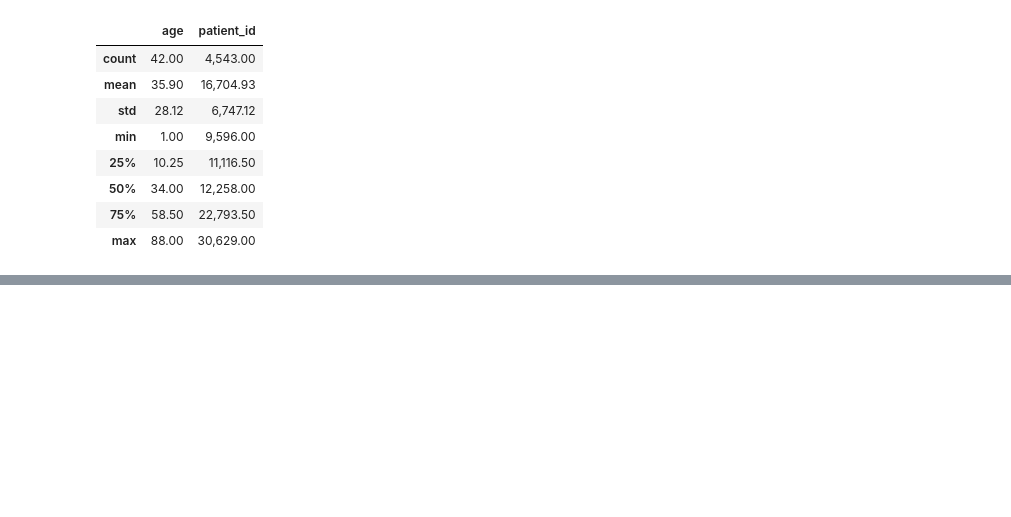
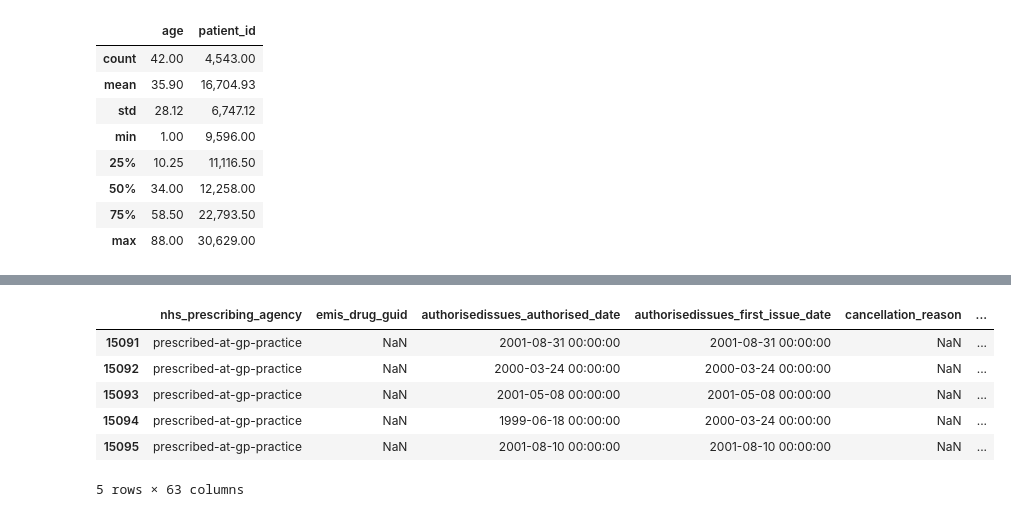
Before and after one commit to fola789/Emis-Assessment, a Jupyter notebook: EMIS.IPYNB, the cells around one changed output, grey strips where cells are left out. Cells and saved outputs as stored; diff of their text form; code cells hidden in the pictures; blank space fills up the shorter version.

Commit message:
Join the Medication and Observation
Append and loop through files to join medication.csv to the 14 other medication files and observation to the 11 other files

```diff
--- a/EMIS.IPYNB
+++ b/EMIS.IPYNB
@@ -115,0 +118,3 @@ patientFix.describe().applymap('{:,.2f}'.format) # Convert to 2 decimal places
+# %%
+pd.set_option('display.float_format', lambda x: '%.2f' % x) # Suppress Scientific Notation from Pandas Aggregation Results
+clinical_codes.head()
@@ -115,0 +169,10 @@ patientFix.describe().applymap('{:,.2f}'.format) # Convert to 2 decimal places
+# %%
+medication.tail()
+# %% [output]
+|  | nhs_prescribing_agency | emis_drug_guid | authorisedissues_authorised_date | authorisedissues_first_issue_date | cancellation_reason | ... |
+| 15091 | prescribed-at-gp-practice | NaN | 2001-08-31 00:00:00 | 2001-08-31 00:00:00 | NaN | ... |
+| 15092 | prescribed-at-gp-practice | NaN | 2000-03-24 00:00:00 | 2000-03-24 00:00:00 | NaN | ... |
+| 15093 | prescribed-at-gp-practice | NaN | 2001-05-08 00:00:00 | 2001-05-08 00:00:00 | NaN | ... |
+| 15094 | prescribed-at-gp-practice | NaN | 1999-06-18 00:00:00 | 2000-03-24 00:00:00 | NaN | ... |
+| 15095 | prescribed-at-gp-practice | NaN | 2001-08-10 00:00:00 | 2001-08-10 00:00:00 | NaN | ... |
+5 rows × 63 columns
```
Also changed, not shown: parts of 21 cells of this notebook.
